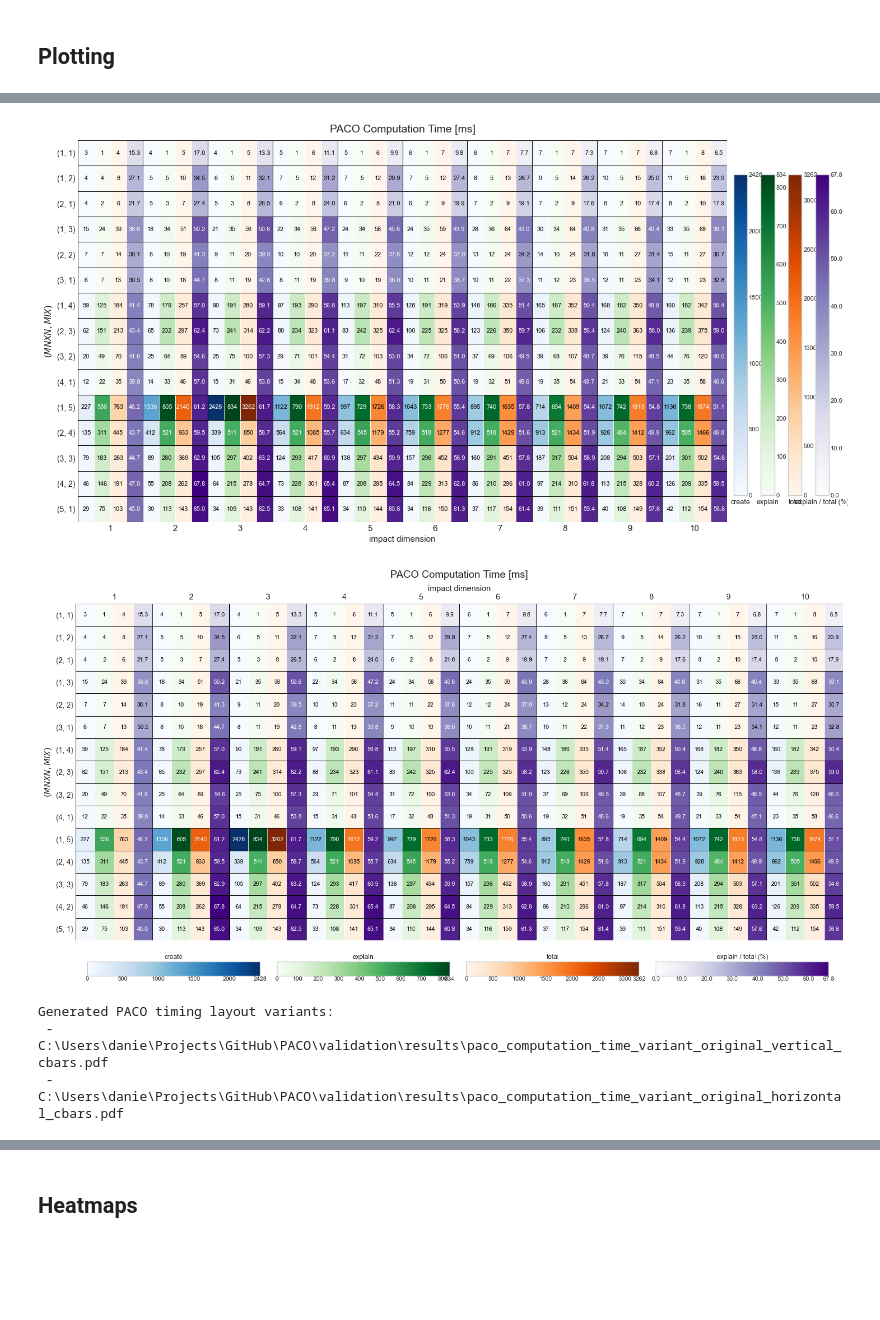
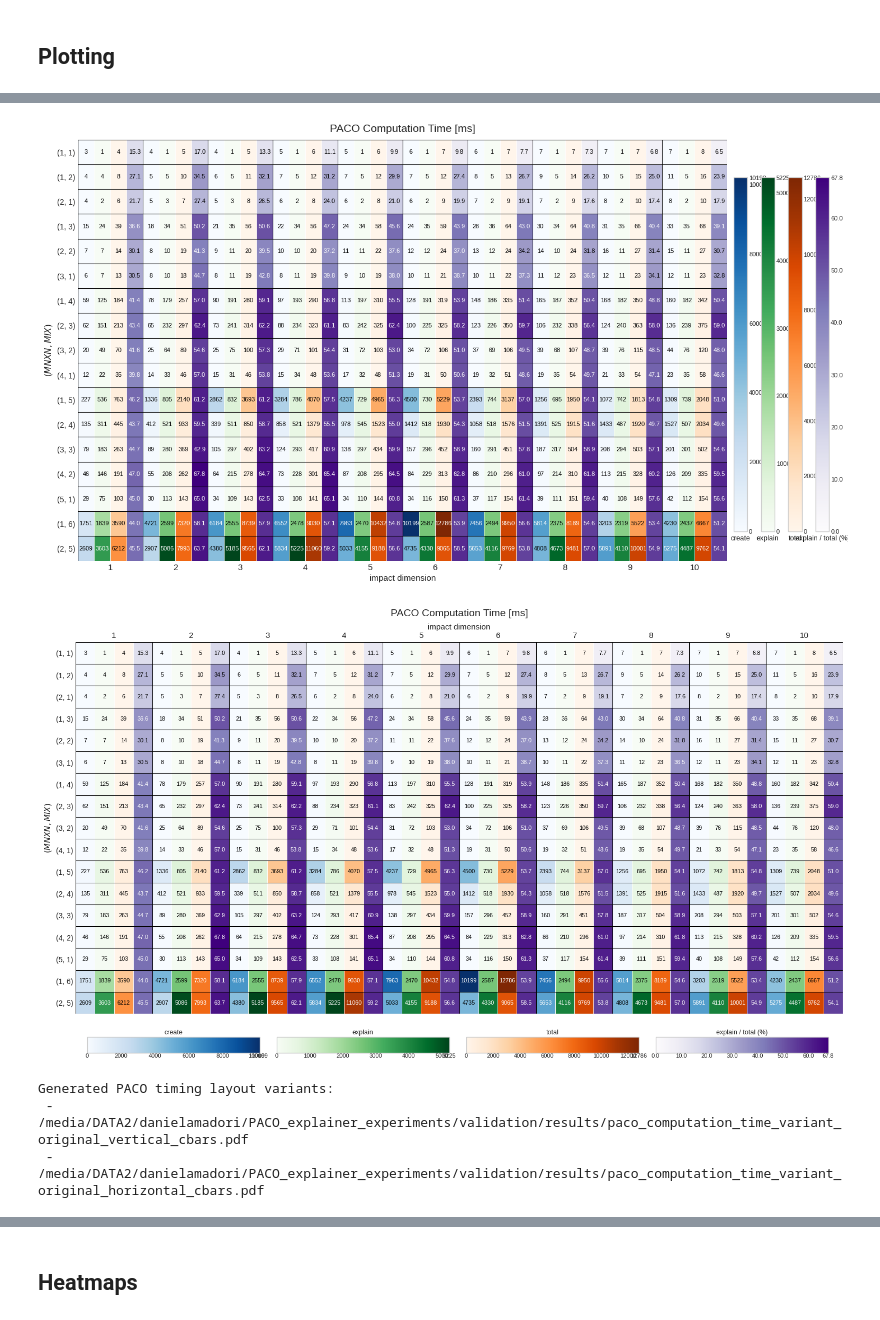
Before and after one commit to danielamadori/PACO, a Jupyter notebook: validation/results/Validation_Expalining_Strategies_for_Expected_Impacts.ipynb, the cells around one changed output, grey strips where cells are left out. Saved outputs shown, nothing was run; the diff lists cells and outputs as text; code cells hidden in the pictures; blank space fills up the shorter version.

```diff
--- a/validation/results/Validation_Expalining_Strategies_for_Expected_Impacts.ipynb
+++ b/validation/results/Validation_Expalining_Strategies_for_Expected_Impacts.ipynb
@@ -1195,7 +1077,6 @@ agg = (
     .mean()
     .reset_index()
 )
-agg = agg.loc[(agg['nested'].astype(int) + agg['indep'].astype(int)) <= 6].copy()
 agg['nested_indep'] = agg['nested'].astype(int).astype(str) + ':' + agg['indep'].astype(int).astype(str)
 
 order = (
@@ -1291,7 +1172,7 @@ ax.set_xticklabels([str(int(v)) for v in col_labels], rotation=0)
 ax.set_yticks(np.arange(nrows) + 0.5)
 ax.set_yticklabels(row_labels)
 ax.set_xlabel('num_impacts')
-ax.set_ylabel('nested:indep')
+ax.set_ylabel('MNXN:MIX')
 ax.set_title('PACO Computation Time [ms]', fontsize=13, pad=10)
 for spine in ax.spines.values():
     spine.set_visible(False)
@@ -1366,7 +1247,6 @@ agg_variant = (
     .mean()
     .reset_index()
 )
-agg_variant = agg_variant.loc[(agg_variant['nested'].astype(int) + agg_variant['indep'].astype(int)) <= 6].copy()
 agg_variant['nested_indep'] = '(' + agg_variant['nested'].astype(int).astype(str) + ', ' + agg_variant['indep'].astype(int).astype(str) + ')'
 
 metric_specs_variant = [
@@ -1522,38 +1402,38 @@ def render_paco_time_variant(agg, *, horizontal_cbars=False, x_ticks_top=False,
             cbar.ax.set_title(label, fontsize=9, pad=4)
         _configure_colorbar(cbar, metric, float(norms[metric].vmax), cbar_orientation)
 
     stem = f'paco_computation_time_{tag}'
     plt.savefig(output_dir / f'{stem}.pdf', format='pdf', bbox_inches='tight')
     plt.savefig(output_dir / f'{stem}.png', dpi=220, bbox_inches='tight')
     plt.show()
 
 render_paco_time_variant(
     agg_variant,
     horizontal_cbars=False,
     x_ticks_top=False,
     tag='variant_original_vertical_cbars',
     title='PACO Computation Time [ms]',
 )
 render_paco_time_variant(
     agg_variant,
     horizontal_cbars=True,
     x_ticks_top=True,
     tag='variant_original_horizontal_cbars',
     title='PACO Computation Time [ms]',
 )
 
 print('Generated PACO timing layout variants:')
 for name in [
     'paco_computation_time_variant_original_vertical_cbars',
     'paco_computation_time_variant_original_horizontal_cbars',
 ]:
     print(' -', output_dir / f'{name}.pdf')
 # %% [output]
-[figure, old version]
+[figure, new version]
-[figure, old version]
+[figure, new version]
 Generated PACO timing layout variants:
- - C:\Users\danie\Projects\GitHub\PACO\validation\results\paco_computation_time_variant_original_vertical_cbars.pdf
- - C:\Users\danie\Projects\GitHub\PACO\validation\results\paco_computation_time_variant_original_horizontal_cbars.pdf
+ - /media/DATA2/danielamadori/PACO_explainer_experiments/validation/results/paco_computation_time_variant_original_vertical_cbars.pdf
+ - /media/DATA2/danielamadori/PACO_explainer_experiments/validation/results/paco_computation_time_variant_original_horizontal_cbars.pdf
 # %%
 import pandas as pd
 import matplotlib.pyplot as plt
```
Also changed, not shown: parts of 24 cells of this notebook, 14 other files.
